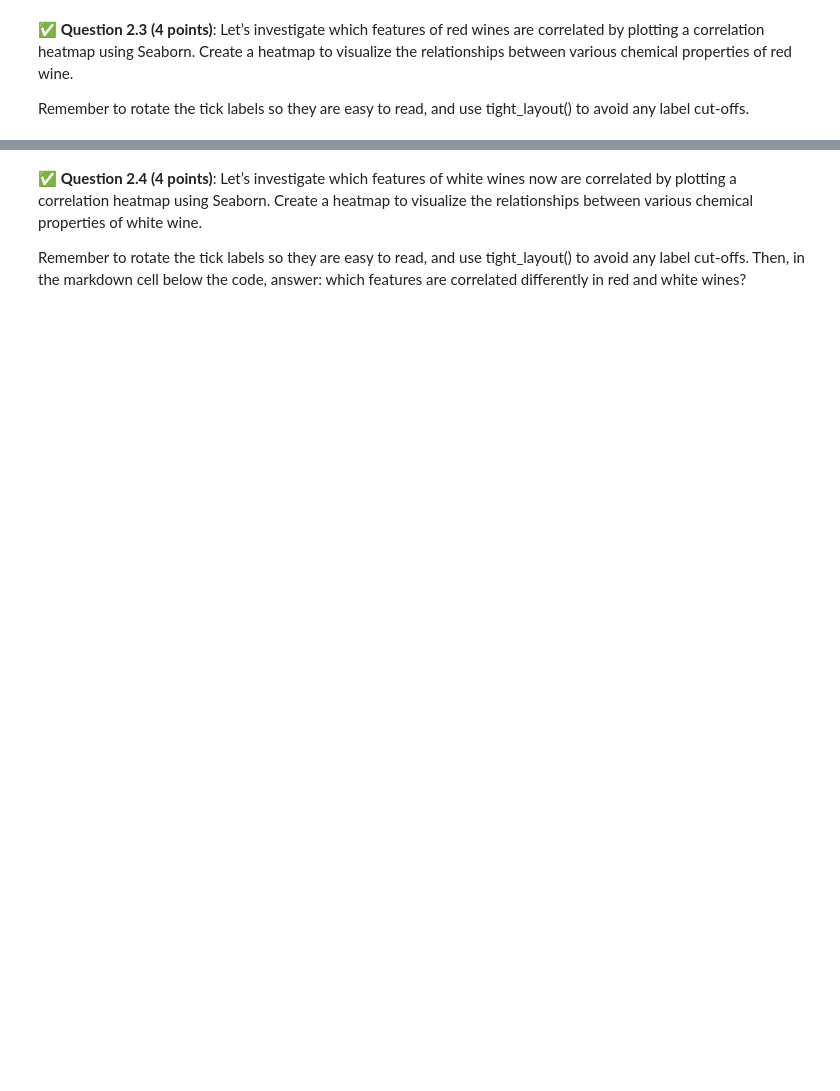
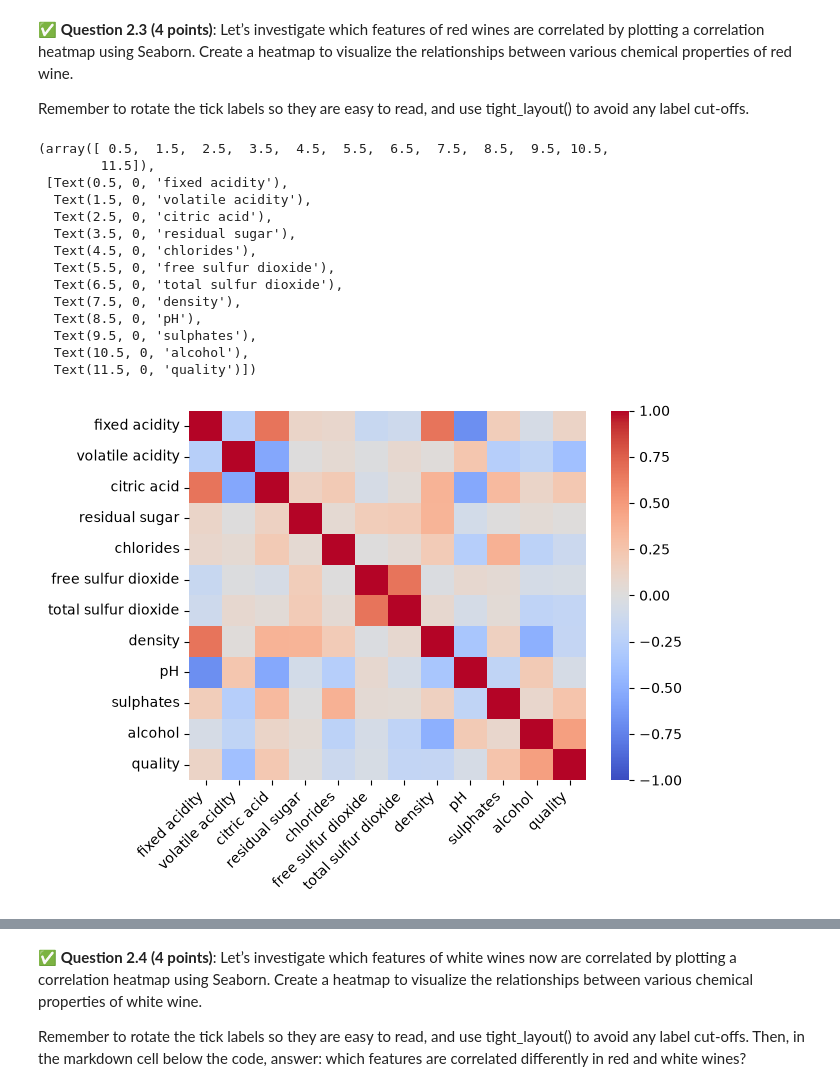
Before and after one commit to emilysklenicka/CMSE202-f26-turnin, a Jupyter notebook: hw-03/HW03-Regression-STUDENT.ipynb, the cells around one changed output, grey strips where cells are left out. Drawn from its saved outputs; the diff is of its cells as text; code cells hidden in the pictures; blank space fills up the shorter version.

```diff
--- a/hw-03/HW03-Regression-STUDENT.ipynb
+++ b/hw-03/HW03-Regression-STUDENT.ipynb
@@ -192,3 +208,7 @@ and a description of the files here:
 &#9989;  **Question 2.2 (4 points)**: Next, load the data of red and white wine into two separate Pandas DataFrames and display the first and last 5 rows.
 # %%
 # Put your code here
+import pandas as pd
+
+red = pd.read_csv('winequality-red.csv', sep = ';')
+white = pd.read_csv('winequality-white.csv', sep = ';')
@@ -203,6 +259,27 @@ and a description of the files here:
 Remember to rotate the tick labels so they are easy to read, and use tight_layout() to avoid any label cut-offs.
 # %%
 # Put your code here
+import matplotlib.pyplot as plt
+import seaborn as sns
+correlation_matrix_red = red.corr()
+sns.heatmap(correlation_matrix_red, vmin = -1, cmap = 'coolwarm')
+plt.xticks(rotation = 45, ha='right')
+# %% [output]
+(array([ 0.5,  1.5,  2.5,  3.5,  4.5,  5.5,  6.5,  7.5,  8.5,  9.5, 10.5,
+        11.5]),
+ [Text(0.5, 0, 'fixed acidity'),
+  Text(1.5, 0, 'volatile acidity'),
+  Text(2.5, 0, 'citric acid'),
+  Text(3.5, 0, 'residual sugar'),
+  Text(4.5, 0, 'chlorides'),
+  Text(5.5, 0, 'free sulfur dioxide'),
+  Text(6.5, 0, 'total sulfur dioxide'),
+  Text(7.5, 0, 'density'),
+  Text(8.5, 0, 'pH'),
+  Text(9.5, 0, 'sulphates'),
+  Text(10.5, 0, 'alcohol'),
+  Text(11.5, 0, 'quality')])
+[figure, added]
 # %% [markdown]
 <!-- END QUESTION -->
 <!-- DO NOT MODIFY OR DELETE THIS CELL. Make sure your solution to the question above is in the cell(s) above this one. -->
```
Also changed, not shown: parts of 15 cells of this notebook.
